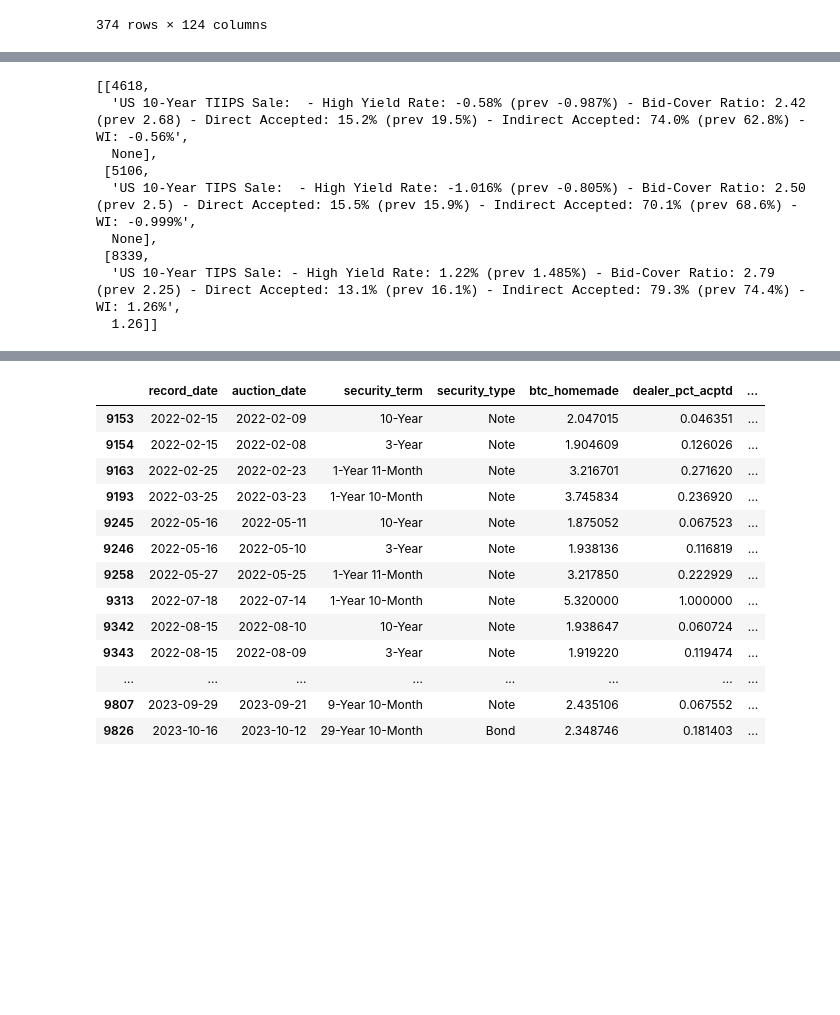
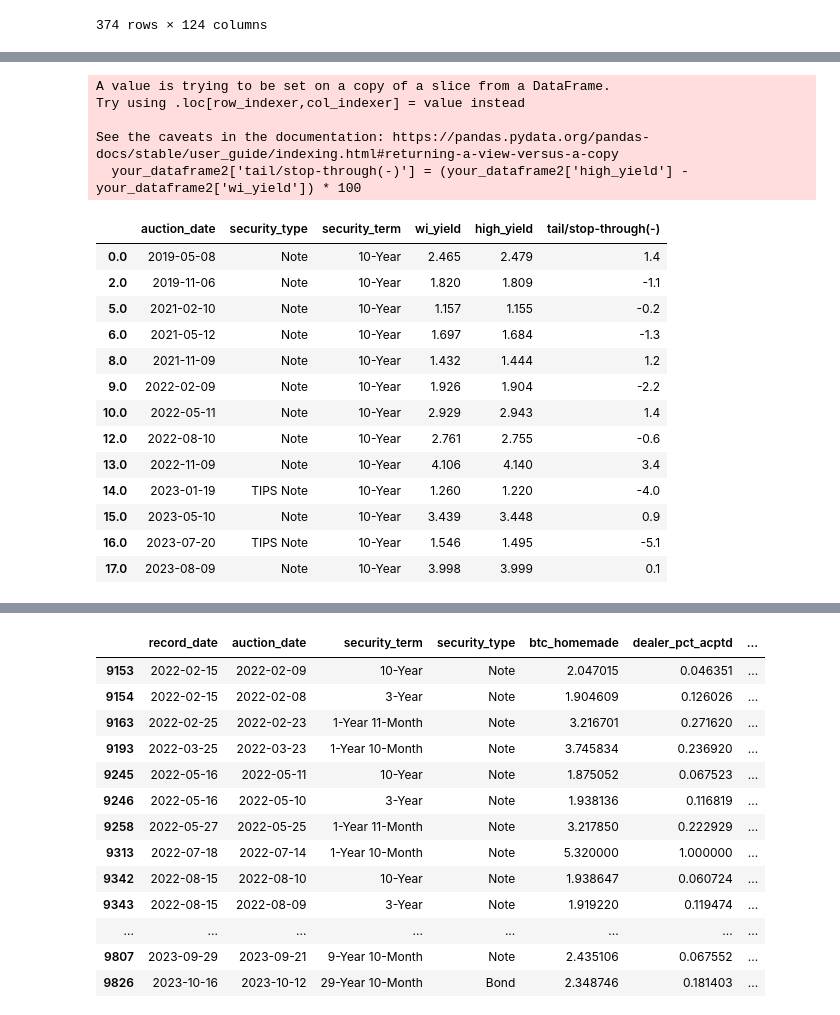
Before and after one commit to colton-22/finra, a Jupyter notebook: untitled.ipynb, the cells around one changed output, grey strips where cells are left out. Cells and saved outputs as stored; diff of their text form; code cells hidden in the pictures; blank space fills up the shorter version.

```diff
--- a/untitled.ipynb
+++ b/untitled.ipynb
@@ -140,23 +140,31 @@ notes_5_year
 # wi_30y = []
 # all_20y_tweets = []
 # wi_20y = []
-# all_10y_tweets = []
-# wi_10y = []
+all_10y_tweets = []
+wi_10y = []
+
+# [['auction_date','security_type','security_term', 'wi_yield', 'high_yield','tail/stop-through(-)', 'primary_dlr_tendered','offering_amt','primary_dealer_accepted','primary_dealer_tendered','dealer_pct_of_tendered_acptd'
+# ]]
 
 # STEP 1 CREATE EMPTY LISTS FOR SCRAPED/CLEANED DATA...
-all_5y_tweets = []
-wi_5y = []
+# all_5y_tweets = []
+# wi_5y = []
 
 # STEP 2 ASSIGN VARIABLES....
-x = all_5y_tweets
-y = notes_5_year
-z = wi_5y
+x = all_10y_tweets
+y = notes_10_year
+z = wi_10y
 
 for index, row in y.iterrows():
-    auction_date = row['auction_date'].date()
+    if row['auction_date'].date().year < 2013:
+        print(f"Skipping row {index} as the auction date is before 2013.")
+        continue
+    auction_date = row['auction_date'].date() - timedelta(days=1)
+    post_auction_date = row['auction_date'].date() + timedelta(days=2)
+    issue_date = row['issue_date'].date()
     high_yield = row['high_yield']
 # STEP 3 CHANGE DURATION OF SEARCH QUERY
-    search_query = f'5-YEAR "High Yield Rate: {high_yield}%" wi (from:livesquawk) since:{auction_date}'
+    search_query = f'10-YEAR High Yield Rate: {high_yield}% wi (from:livesquawk) since:{auction_date} until:{post_auction_date}'
 
     # Retrieve tweets
     try:
@@ -224,8 +232,8 @@ for tweet in x:
 z
 
 # STEP 4 CHANGE VARIABLES HERE
-notes_5_year_test = y
-w = notes_5_year_test
+notes_10_year_test = y
+w = notes_10_year_test
 
 # Convert all_entries to a DataFrame
 columns = ['index', 'tweet', 'wi_yield']
@@ -235,7 +243,11 @@ entries_df = pd.DataFrame(z, columns=columns)
 your_dataframe = pd.merge(w, entries_df[['index', 'wi_yield']], left_index=True, right_on='index', how='left')
 
 # Display the updated DataFrame
-your_dataframe1 = your_dataframe[your_dataframe['wi_yield'] > 1]
-your_dataframe1['tail/stop-through(-)'] = (your_dataframe1['high_yield'] - your_dataframe1['wi_yield']) * 100
-your_dataframe1[['auction_date','security_type','security_term', 'wi_yield', 'high_yield','tail/stop-through(-)']]
+# your_dataframe1 = your_dataframe[your_dataframe['wi_yield'] > 1]
+# your_dataframe1['tail/stop-through(-)'] = (your_dataframe1['high_yield'] - your_dataframe1['wi_yield']) * 100
+# your_dataframe1[['auction_date','security_type','security_term', 'wi_yield', 'high_yield','tail/stop-through(-)']]
+your_dataframe2 = your_dataframe[your_dataframe['wi_yield'] > 1]
+your_dataframe2['tail/stop-through(-)'] = (your_dataframe2['high_yield'] - your_dataframe2['wi_yield']) * 100
+# your_dataframe2['WI_to_avgMedYield'] = (your_dataframe2['avg_med_yield'] - your_dataframe2['wi_yield']) * 100
+your_dataframe2[['auction_date','security_type','security_term', 'wi_yield', 'high_yield','tail/stop-through(-)']]
 # %% [output]
@@ -259,12 +271,19 @@ No tweets found for the search query: 5-YEAR "High Yield Rate: 2.19%" wi (from:l
+A value is trying to be set on a copy of a slice from a DataFrame.
+Try using .loc[row_indexer,col_indexer] = value instead
+
+See the caveats in the documentation: https://pandas.pydata.org/pandas-docs/stable/user_guide/indexing.html#returning-a-view-versus-a-copy
+  your_dataframe2['tail/stop-through(-)'] = (your_dataframe2['high_yield'] - your_dataframe2['wi_yield']) * 100
+|  | auction_date | security_type | security_term | wi_yield | high_yield | tail/stop-through(-) |
+| 0.0 | 2019-05-08 | Note | 10-Year | 2.465 | 2.479 | 1.4 |
+| 2.0 | 2019-11-06 | Note | 10-Year | 1.820 | 1.809 | -1.1 |
+| 5.0 | 2021-02-10 | Note | 10-Year | 1.157 | 1.155 | -0.2 |
+| 6.0 | 2021-05-12 | Note | 10-Year | 1.697 | 1.684 | -1.3 |
+| 8.0 | 2021-11-09 | Note | 10-Year | 1.432 | 1.444 | 1.2 |
+| 9.0 | 2022-02-09 | Note | 10-Year | 1.926 | 1.904 | -2.2 |
+| 10.0 | 2022-05-11 | Note | 10-Year | 2.929 | 2.943 | 1.4 |
+| 12.0 | 2022-08-10 | Note | 10-Year | 2.761 | 2.755 | -0.6 |
+| 13.0 | 2022-11-09 | Note | 10-Year | 4.106 | 4.140 | 3.4 |
+| 14.0 | 2023-01-19 | TIPS Note | 10-Year | 1.260 | 1.220 | -4.0 |
+| 15.0 | 2023-05-10 | Note | 10-Year | 3.439 | 3.448 | 0.9 |
+| 16.0 | 2023-07-20 | TIPS Note | 10-Year | 1.546 | 1.495 | -5.1 |
+| 17.0 | 2023-08-09 | Note | 10-Year | 3.998 | 3.999 | 0.1 |
-# %%
-z
-# %% [output]
-[[4618,
-  'US 10-Year TIIPS Sale:  - High Yield Rate: -0.58% (prev -0.987%) - Bid-Cover Ratio: 2.42 (prev 2.68) - Direct Accepted: 15.2% (prev 19.5%) - Indirect Accepted: 74.0% (prev 62.8%) - WI: -0.56%',
-  None],
- [5106,
-  'US 10-Year TIPS Sale:  - High Yield Rate: -1.016% (prev -0.805%) - Bid-Cover Ratio: 2.50 (prev 2.5) - Direct Accepted: 15.5% (prev 15.9%) - Indirect Accepted: 70.1% (prev 68.6%) - WI: -0.999%',
-  None],
- [8339,
-  'US 10-Year TIPS Sale: - High Yield Rate: 1.22% (prev 1.485%) - Bid-Cover Ratio: 2.79 (prev 2.25) - Direct Accepted: 13.1% (prev 16.1%) - Indirect Accepted: 79.3% (prev 74.4%) - WI: 1.26%',
-  1.26]]
```
Also changed, not shown: parts of 8 cells of this notebook.
